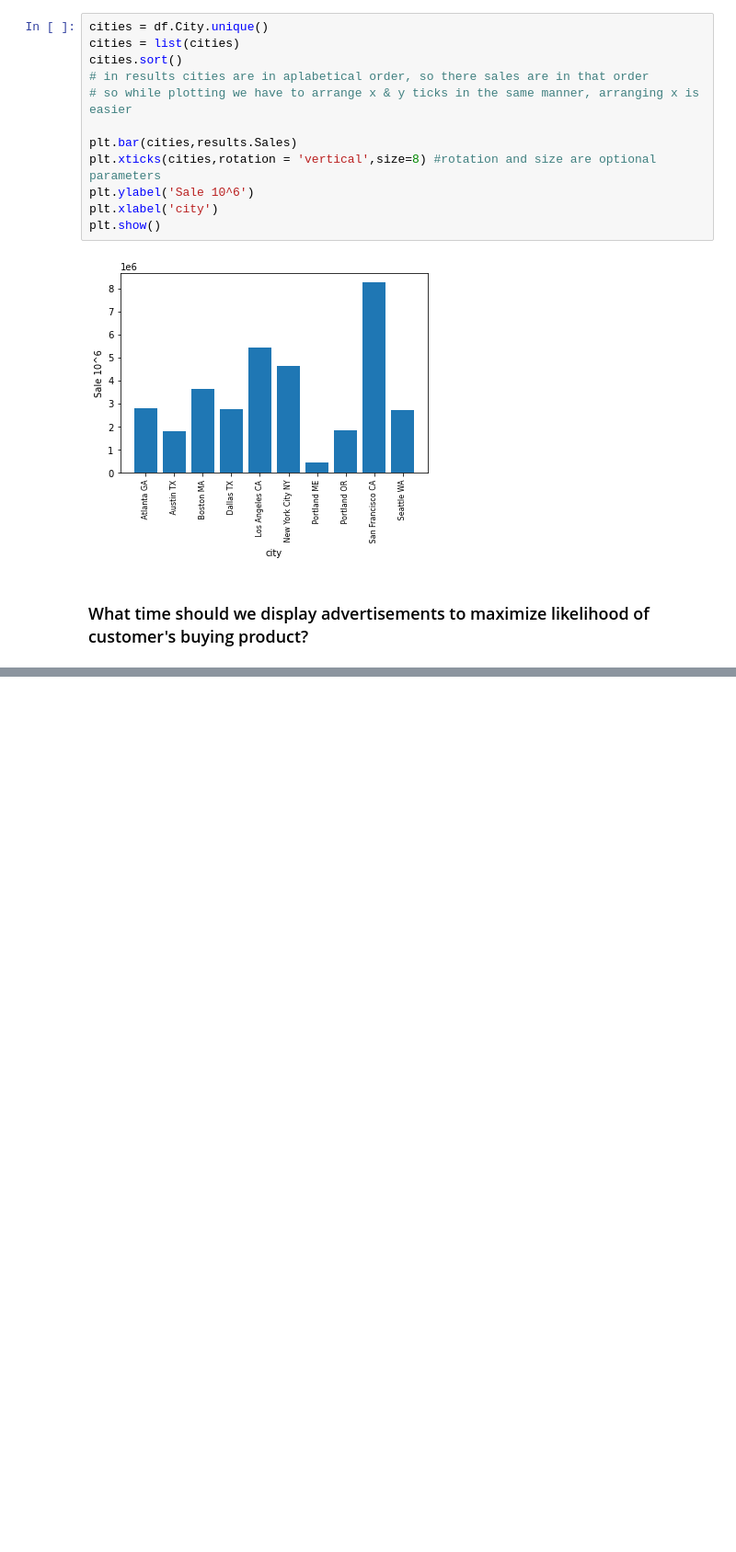
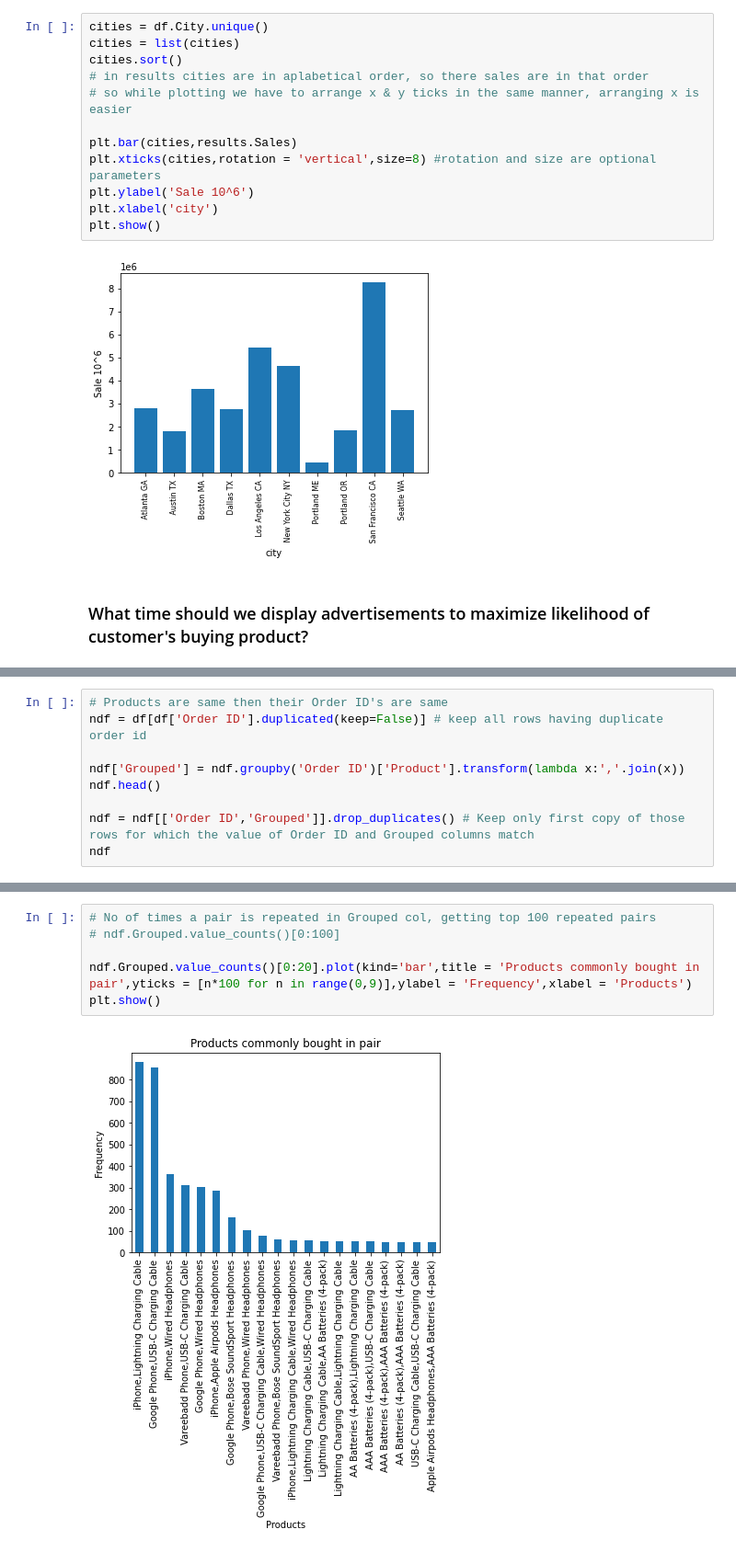
Before and after one commit to SatyamPuranik/SalesAnalysis, a Jupyter notebook: SalesAnalysis.ipynb, the cells around one changed output, grey strips where cells are left out. Shown: that part at 92% size. Saved outputs shown, nothing was run; the diff lists cells and outputs as text; blank space fills up the shorter version.

Commit message:
Products bought together
Frequency graph of common product pairs, deleted individual month data.

```diff
--- a/SalesAnalysis.ipynb
+++ b/SalesAnalysis.ipynb
@@ -187,0 +190,9 @@ plt.show()
+# %%
+# Products are same then their Order ID's are same
+ndf = df[df['Order ID'].duplicated(keep=False)] # keep all rows having duplicate order id
+
+ndf['Grouped'] = ndf.groupby('Order ID')['Product'].transform(lambda x:','.join(x))
+ndf.head()
+
+ndf = ndf[['Order ID','Grouped']].drop_duplicates() # Keep only first copy of those rows for which the value of Order ID and Grouped columns match
+ndf
@@ -187,0 +217,8 @@ plt.show()
+# %%
+# No of times a pair is repeated in Grouped col, getting top 100 repeated pairs
+# ndf.Grouped.value_counts()[0:100]
+
+ndf.Grouped.value_counts()[0:20].plot(kind='bar',title = 'Products commonly bought in pair',yticks = [n*100 for n in range(0,9)],ylabel = 'Frequency',xlabel = 'Products')
+plt.show()
+# %% [output]
+[figure, added]
```
Also changed, not shown: parts of 3 cells of this notebook, 13 other files.
